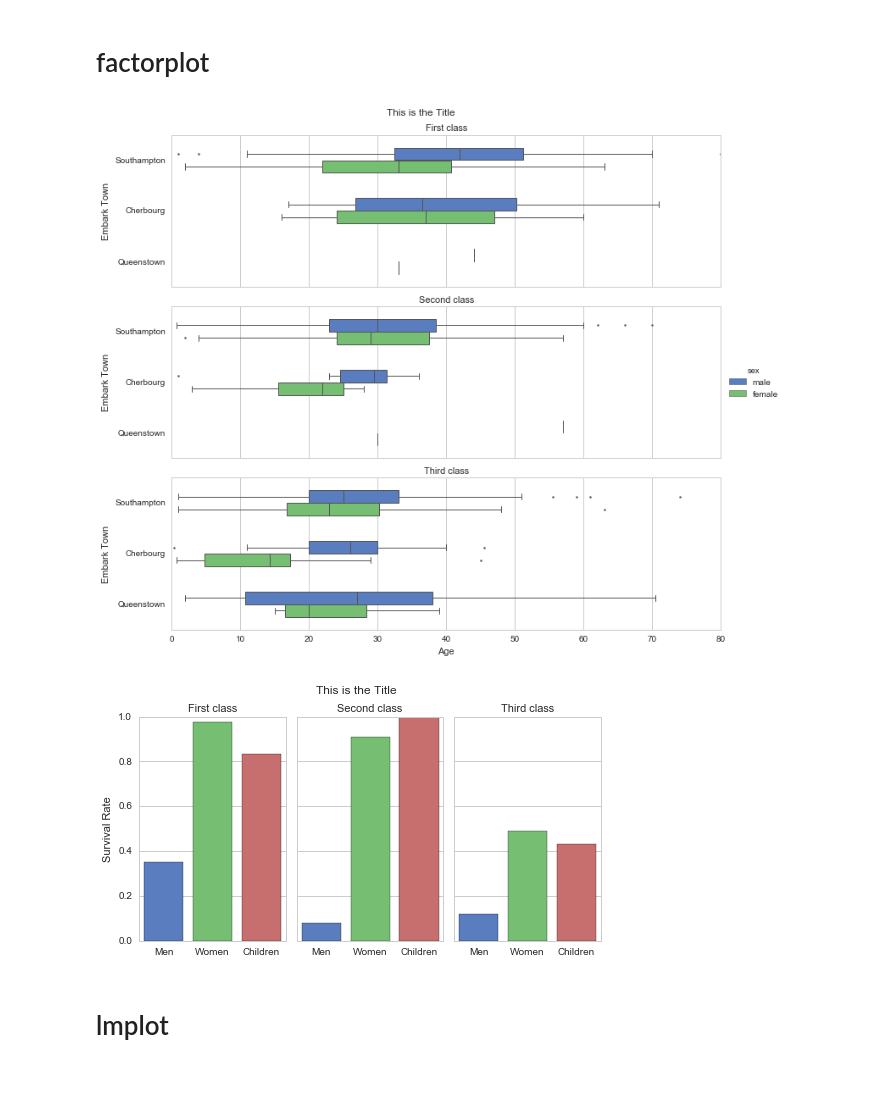
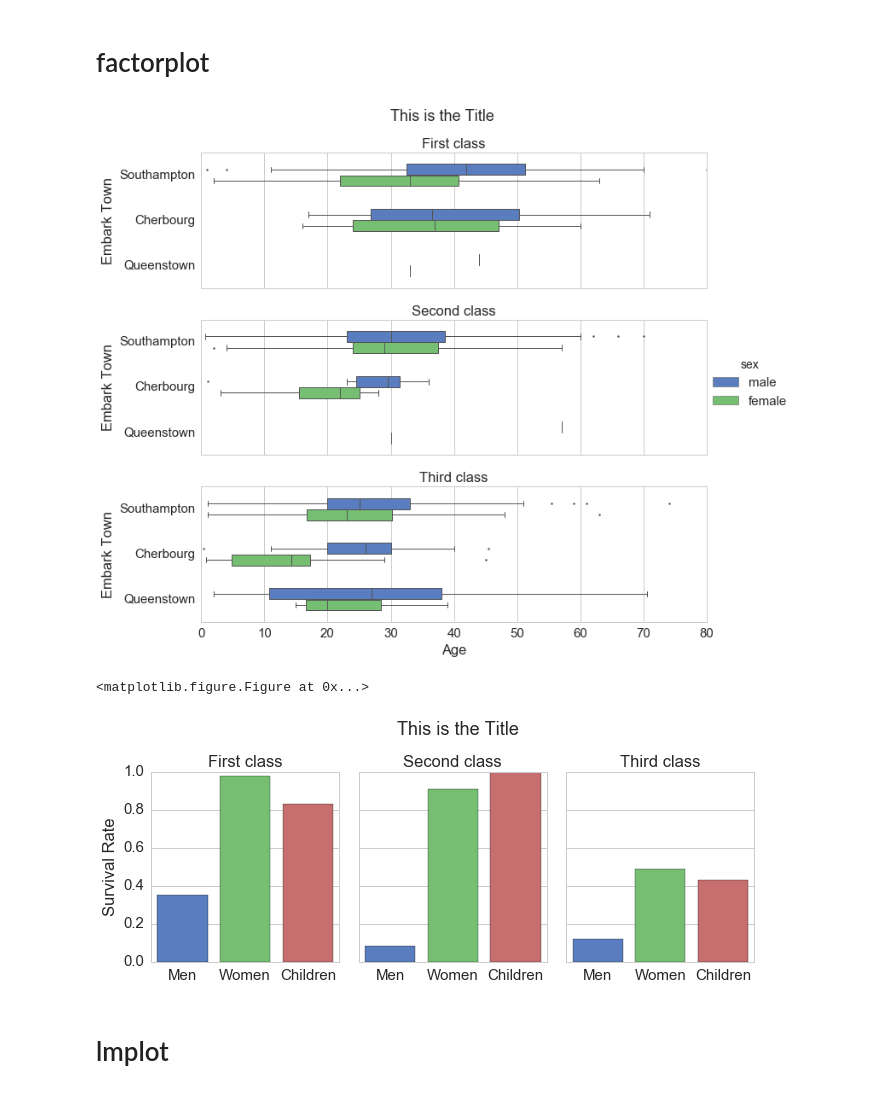
Before and after one commit to csizsek/seaborn-examples, a Jupyter notebook: examples.ipynb, the cells around one changed output. Cells and saved outputs as stored; diff of their text form; code cells hidden in the pictures.

```diff
--- a/examples.ipynb
+++ b/examples.ipynb
@@ -15,6 +15,7 @@ from numpy import median
 import matplotlib.dates as mdates
 np.random.seed(1337)
 %matplotlib inline
+sns.set(font_scale=1.5)
 rcParams['figure.figsize'] = 12, 8
 sns.set_style('whitegrid')
 sns.set_palette(sns.color_palette('muted'))
@@ -152,27 +161,29 @@ g = sns.factorplot(
         width=0.5)
 _ = (g.set_axis_labels('Age', 'Embark Town')
          .set_titles('{row_name} {row_var}'))
-_ = g.fig.text(0.43, 1, 'This is the Title', fontsize=12)
+_ = g.fig.text(0.44, 1, 'This is the Title', fontsize=18)
 sns.despine(bottom=False, top=False, left=False, right=False)
 # %% [output]
-[figure, old version]
+[figure, new version]
 # %%
+_ = plt.figure(figsize=(12,8))
 g = sns.factorplot(
         x='who',
         y='survived',
         col='class',
         data=titanic,
         kind='bar',
         ci=None,
-        aspect=.6)
+        aspect=.8)
 _ = (g.set_axis_labels('', 'Survival Rate')
      .set_xticklabels(['Men', 'Women', 'Children'])
      .set_titles('{col_name} {col_var}')
      .set(ylim=(0, 1)))
-_ = g.fig.text(0.43, 1, 'This is the Title', fontsize=12)
-sns.despine(bottom=False, top=False, left=False, right=False)
+_ = g.fig.text(0.455, 1, 'This is the Title', fontsize=18)
+_ = sns.despine(bottom=False, top=False, left=False, right=False)
 # %% [output]
+<matplotlib.figure.Figure at 0x...>
-[figure, old version]
+[figure, new version]
 # %% [markdown]
 # lmplot
 # %%
```
Also changed, not shown: parts of 22 cells of this notebook.
